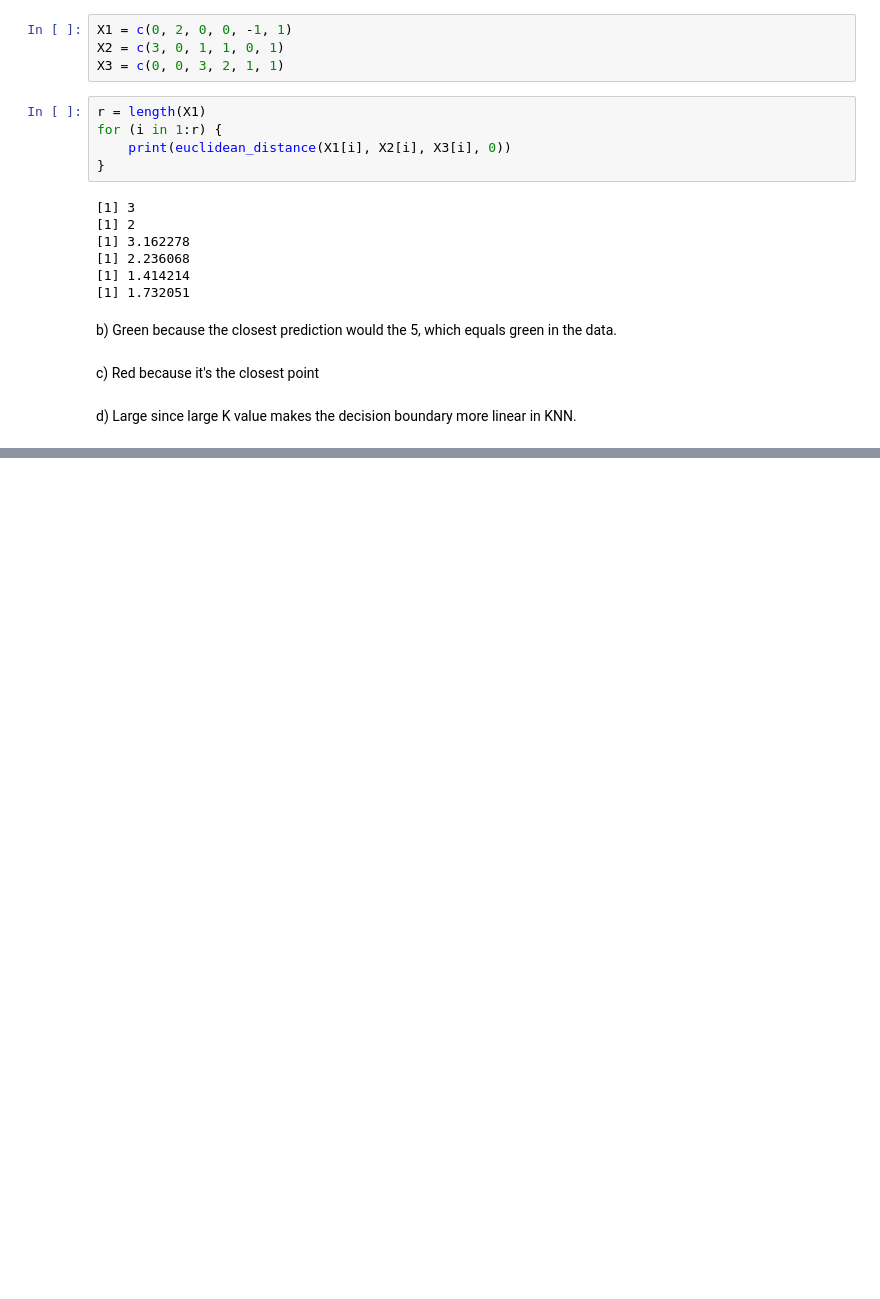
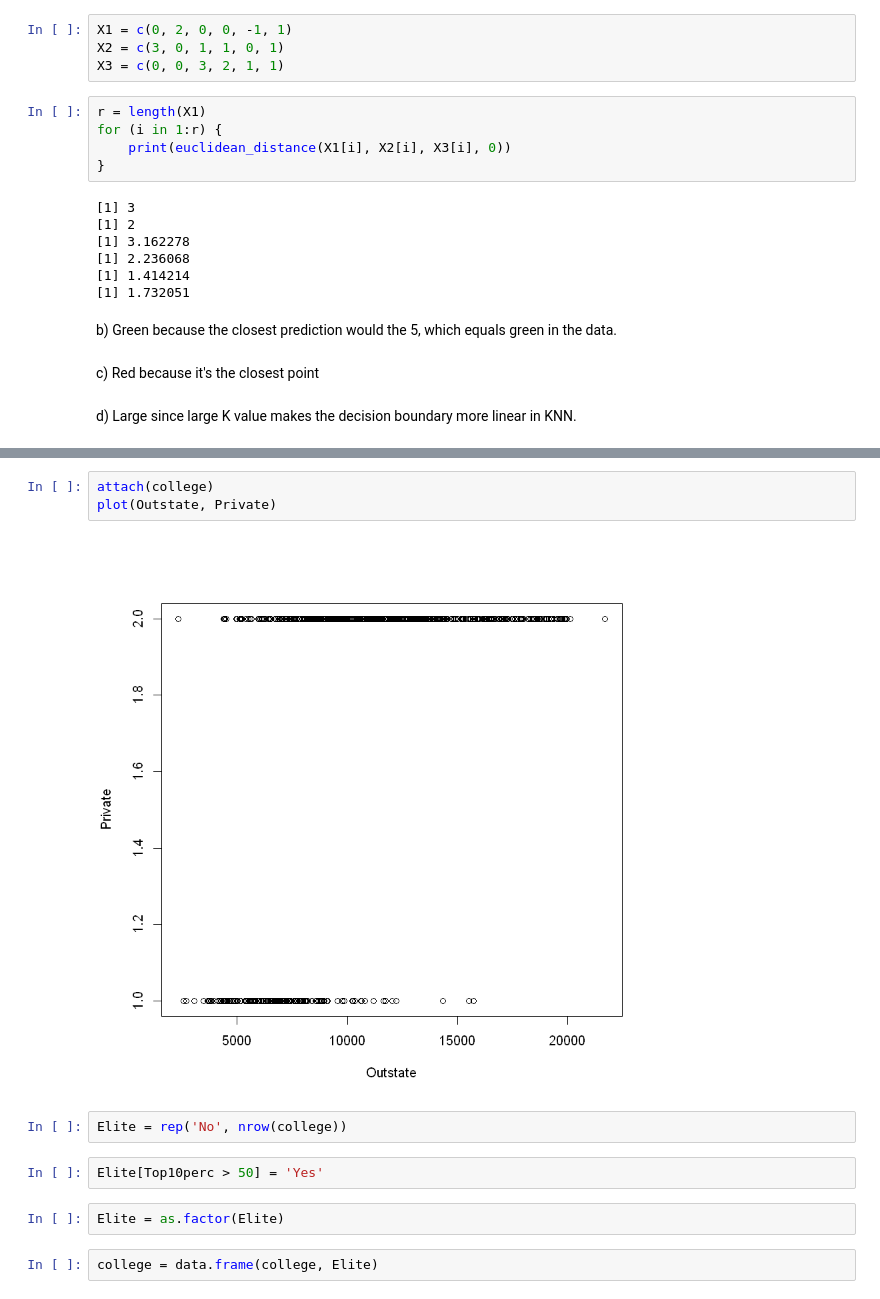
Before and after one commit to nameisxi/ML-Junkyard, a Jupyter notebook: Exercises/An Introduction to Statistical Learning/Chapter 2/chapter-2-r.ipynb, the cells around one changed output, grey strips where cells are left out. Drawn from its saved outputs; the diff is of its cells as text; blank space fills up the shorter version.

```diff
--- a/Exercises/An Introduction to Statistical Learning/Chapter 2/chapter-2-r.ipynb
+++ b/Exercises/An Introduction to Statistical Learning/Chapter 2/chapter-2-r.ipynb
@@ -65,0 +133,13 @@ d) Large since large K value makes the decision boundary more linear in KNN.
+# %%
+attach(college)
+plot(Outstate, Private)
+# %% [output]
+[figure, added]
+# %%
+Elite = rep('No', nrow(college))
+# %%
+Elite[Top10perc > 50] = 'Yes'
+# %%
+Elite = as.factor(Elite)
+# %%
+college = data.frame(college, Elite)
```
Also changed, not shown: parts of 61 cells of this notebook.
